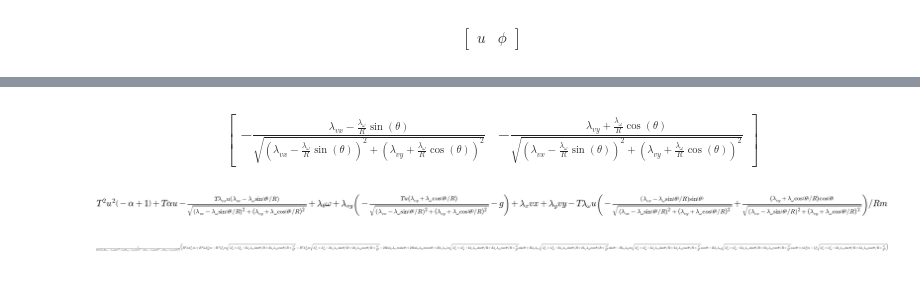
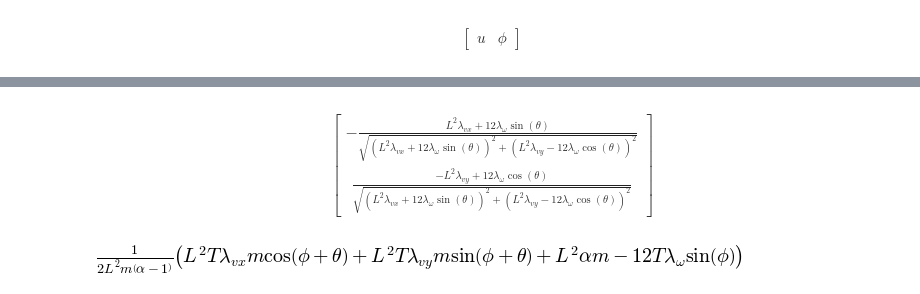
Before and after one commit to cisprague/auvrl, a Jupyter notebook: notebooks/auv.ipynb, the cells around one changed output, grey strips where cells are left out. Cells and saved outputs as stored; diff of their text form; code cells hidden in the pictures.

```diff
--- a/notebooks/auv.ipynb
+++ b/notebooks/auv.ipynb
@@ -34,6 +35,7 @@ $$\left[\begin{matrix}g & T & m & R\end{matrix}\right]$$
 # %%
 # actions
-u, phi = symbols('u phi')
+u = symbols('u', real=True, positive=True)
+phi = symbols('phi', real=True)
 actions = Matrix([u, phi])
 actions.T
 # %% [output]
@@ -50,9 +52,9 @@ itau = Matrix([sin(theta), -cos(theta)])
 # %%
 # dynamics
 dr = v
-dv = T*u*t + Matrix([0, -g])
+dv = T*u*t + Matrix([0, -g]) + Rational(1, 2)*rho*sqrt(sum([vec**2 for vec in v]))*v*cd*A
 dtheta = omega
-domega = -T*u/R/m * t.dot(itau)
+domega = 12*T*u/m/length**2 * t.dot(itau)
 ds = Matrix([dr, dv, [dtheta], [domega]])
 ds
 # %% [output]
@@ -60,5 +62,5 @@ $$\left[\begin{matrix}vx\\vy\\T u \cos{\left (\phi + \theta \right )}\\T u \sin{
 # %%
-# dynamic Lagrangian (minimise thrust usage)
-L = (1- alpha)*T**2*u**2 + alpha*T*u
+# dynamic Lagrangian to minimise thrust usage
+L = (1- alpha)*u**2 + alpha*u
 L
 # %% [output]
@@ -72,26 +74,25 @@ H
 # %%
 # optimal thrust direction
-laux = (lv - lomega/R*itau)
+laux = (lv + lomega*12/length**2*itau)
 lauxnorm = sqrt(sum([laux[i]**2 for i in range(len(laux))]))
 lauxdir = laux/lauxnorm
 tstar = -lauxdir
-tstar.T
+tstar = simplify(tstar)
+tstar
 # %% [output]
-$$\left[\begin{matrix}- \frac{\lambda_{v x} - \frac{\lambda_{\omega}}{R} \sin{\left (\theta \right )}}{\sqrt{\left(\lambda_{v x} - \frac{\lambda_{\omega}}{R} \sin{\left (\theta \right )}\right)^{2} + \left(\lambda_{v y} + \frac{\lambda_{\omega}}{R} \cos{\left (\theta \right )}\right)^{2}}} & - \frac{\lambda_{v y} + \frac{\lambda_{\omega}}{R} \cos{\left (\theta \right )}}{\sqrt{\left(\lambda_{v x} - \frac{\lambda_{\omega}}{R} \sin{\left (\theta \right )}\right)^{2} + \left(\lambda_{v y} + \frac{\lambda_{\omega}}{R} \cos{\left (\theta \right )}\right)^{2}}}\end{matrix}\right]$$
+$$\left[\begin{matrix}- \frac{L^{2} \lambda_{v x} + 12 \lambda_{\omega} \sin{\left (\theta \right )}}{\sqrt{\left(L^{2} \lambda_{v x} + 12 \lambda_{\omega} \sin{\left (\theta \right )}\right)^{2} + \left(L^{2} \lambda_{v y} - 12 \lambda_{\omega} \cos{\left (\theta \right )}\right)^{2}}}\\\frac{- L^{2} \lambda_{v y} + 12 \lambda_{\omega} \cos{\left (\theta \right )}}{\sqrt{\left(L^{2} \lambda_{v x} + 12 \lambda_{\omega} \sin{\left (\theta \right )}\right)^{2} + \left(L^{2} \lambda_{v y} - 12 \lambda_{\omega} \cos{\left (\theta \right )}\right)^{2}}}\end{matrix}\right]$$
 # %%
 # new Hamiltonian with optimal thrust direction
-dr = v
-dv = T*u*tstar + Matrix([0, -g])
-dtheta = omega
-domega = -T*u/R/m * tstar.dot(itau)
-ds = Matrix([dr, dv, [dtheta], [domega]])
-Hstar = l.dot(ds) + L
-Hstar
+drs = v
+dvs = T*u*t + Matrix([0, -g]) + Rational(1, 2)*rho*sqrt(sum([vec**2 for vec in v]))*v*cd*A
+dthetas = omega
+domegas = 12*T*u/m/length**2 * t.dot(itau)
+dss = Matrix([dr, dv, [dtheta], [domega]])
+Hstar = l.dot(dss) + L
-# %% [output]
-[figure, removed]
 # %%
 # optimal thrust magnitude (unbounded)
 ustar = solve(Hstar.diff(u), u)[0]
+ustar = simplify(ustar)
 ustar
 # %% [output]
-[figure, old version]
+[figure, new version]
```
Also changed, not shown: parts of 15 cells of this notebook, 2 other files.
